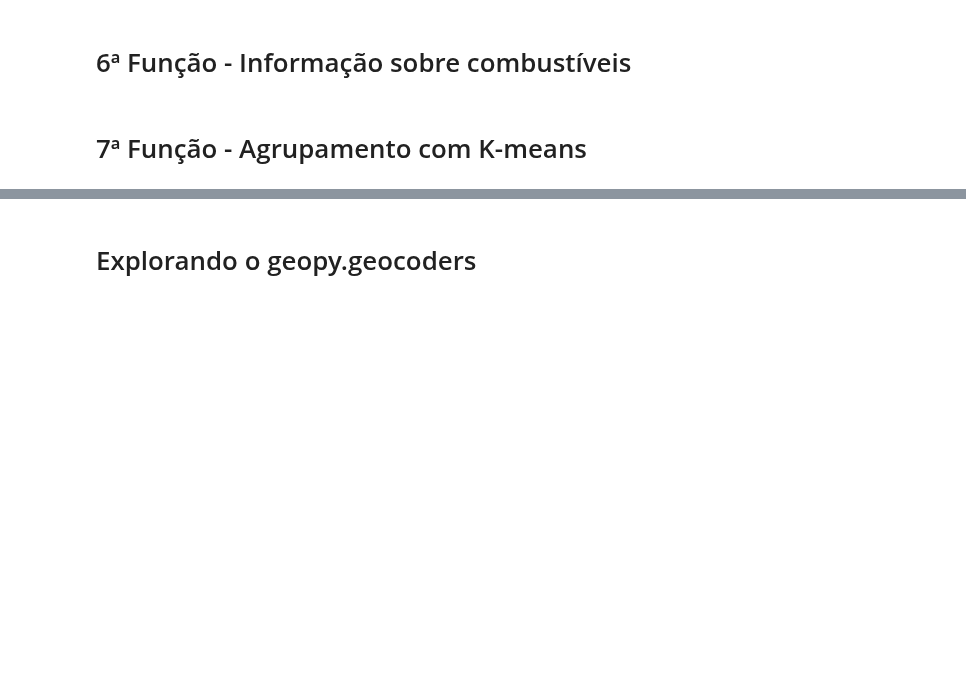
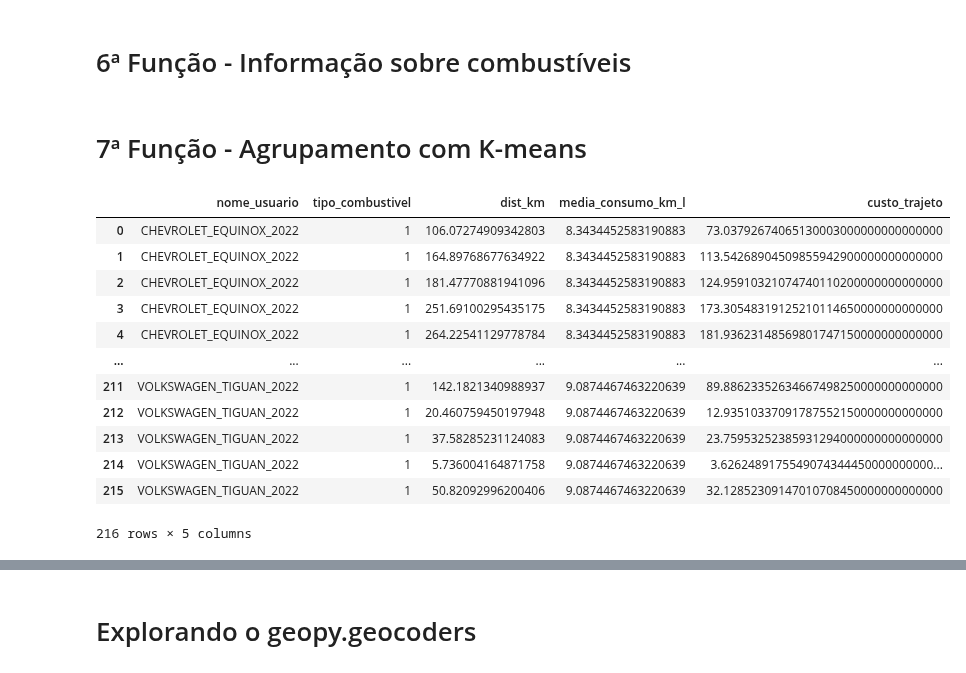
Before and after one commit to ThigaoRibeiro/tcc-ufrj-pipeline, a Jupyter notebook: Teste_WebScraping_OpenStreetMap.ipynb, the cells around one changed output, grey strips where cells are left out. Saved outputs shown, nothing was run; the diff lists cells and outputs as text; code cells hidden in the pictures; blank space fills up the shorter version.

```diff
--- a/Teste_WebScraping_OpenStreetMap.ipynb
+++ b/Teste_WebScraping_OpenStreetMap.ipynb
@@ -2346,3 +2346,19 @@ cursor.execute(sql_query)
 resultados_agrup_veiculos = cursor.fetchall()
 conn.close()
 df_agrup_veiculos = pd.DataFrame(resultados_agrup_veiculos, columns=[desc[0] for desc in cursor.description])
+# %%
+df_agrup_veiculos
+# %% [output]
+|  | nome_usuario | tipo_combustivel | dist_km | media_consumo_km_l | custo_trajeto |
+| 0 | CHEVROLET_EQUINOX_2022 | 1 | 106.07274909342803 | 8.3434452583190883 | 73.03792674065130003000000000000000 |
+| 1 | CHEVROLET_EQUINOX_2022 | 1 | 164.89768677634922 | 8.3434452583190883 | 113.54268904509855942900000000000000 |
+| 2 | CHEVROLET_EQUINOX_2022 | 1 | 181.47770881941096 | 8.3434452583190883 | 124.95910321074740110200000000000000 |
+| 3 | CHEVROLET_EQUINOX_2022 | 1 | 251.69100295435175 | 8.3434452583190883 | 173.30548319125210114650000000000000 |
+| 4 | CHEVROLET_EQUINOX_2022 | 1 | 264.22541129778784 | 8.3434452583190883 | 181.93623148569801747150000000000000 |
+| ... | ... | ... | ... | ... | ... |
+| 211 | VOLKSWAGEN_TIGUAN_2022 | 1 | 142.1821340988937 | 9.0874467463220639 | 89.88623352634667498250000000000000 |
+| 212 | VOLKSWAGEN_TIGUAN_2022 | 1 | 20.460759450197948 | 9.0874467463220639 | 12.93510337091787552150000000000000 |
+| 213 | VOLKSWAGEN_TIGUAN_2022 | 1 | 37.58285231124083 | 9.0874467463220639 | 23.75953252385931294000000000000000 |
+| 214 | VOLKSWAGEN_TIGUAN_2022 | 1 | 5.736004164871758 | 9.0874467463220639 | 3.6262489175549074344450000000000... |
+| 215 | VOLKSWAGEN_TIGUAN_2022 | 1 | 50.82092996200406 | 9.0874467463220639 | 32.12852309147010708450000000000000 |
+216 rows × 5 columns
```
Also changed, not shown: parts of 8 cells of this notebook, 1 other file.
